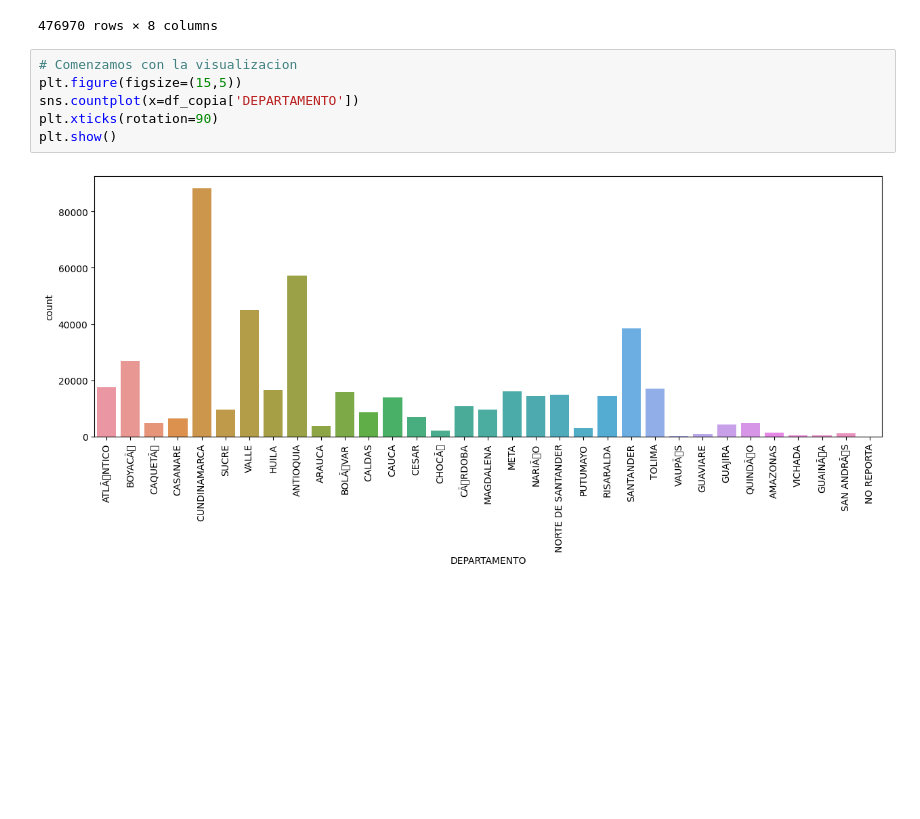
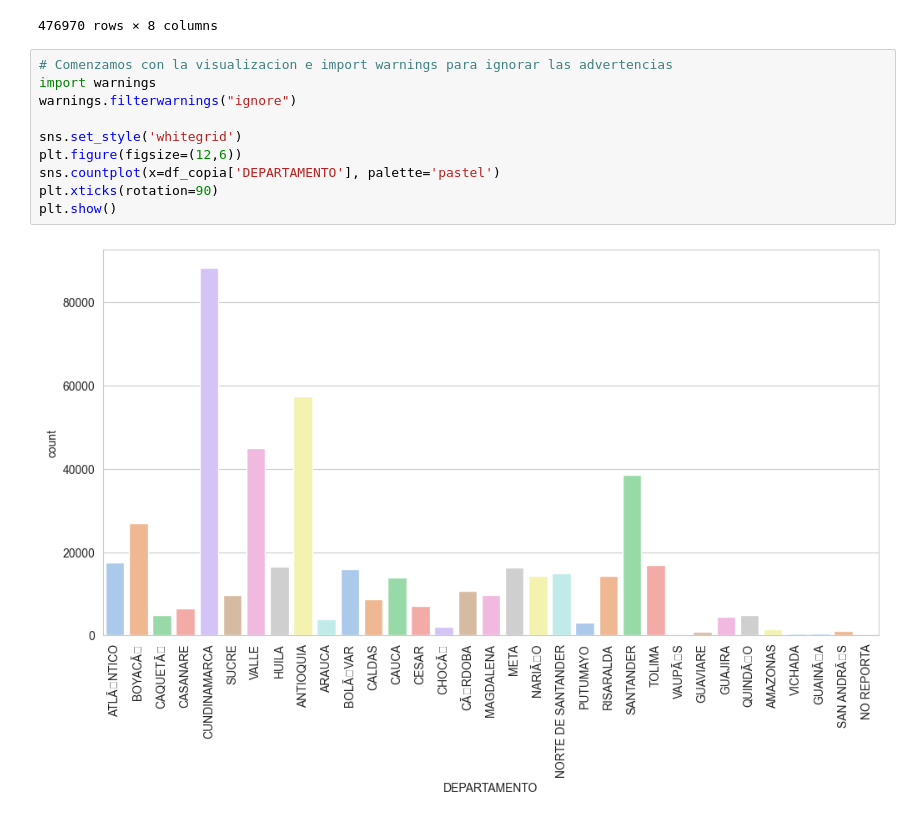
Before and after one commit to Hotcer/ProyectoEDA, a Jupyter notebook: P_violencia.ipynb, the cells around one changed output. Drawn from its saved outputs; the diff is of its cells as text; blank space fills up the shorter version.

```diff
--- a/P_violencia.ipynb
+++ b/P_violencia.ipynb
@@ -89,9 +89,13 @@ df_copia
 476970 rows × 8 columns
 # %%
-# Comenzamos con la visualizacion
-plt.figure(figsize=(15,5))
-sns.countplot(x=df_copia['DEPARTAMENTO'])
+# Comenzamos con la visualizacion e import warnings para ignorar las advertencias
+import warnings
+warnings.filterwarnings("ignore")
+
+sns.set_style('whitegrid')
+plt.figure(figsize=(12,6))
+sns.countplot(x=df_copia['DEPARTAMENTO'], palette='pastel')
 plt.xticks(rotation=90)
 plt.show()
 # %% [output]
-[figure, old version]
+[figure, new version]
```
Also changed, not shown: parts of 1 cell of this notebook.
